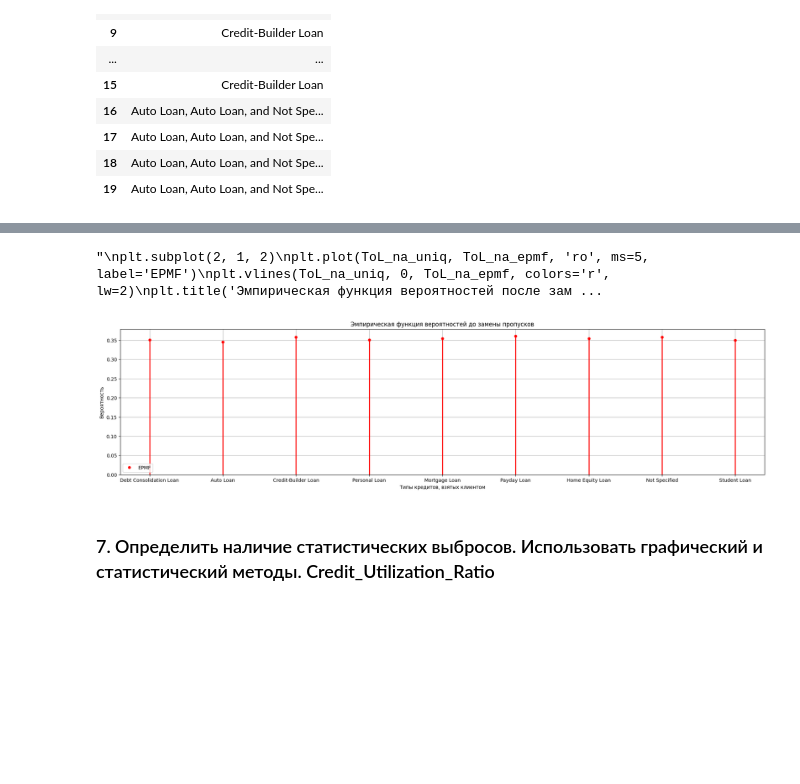
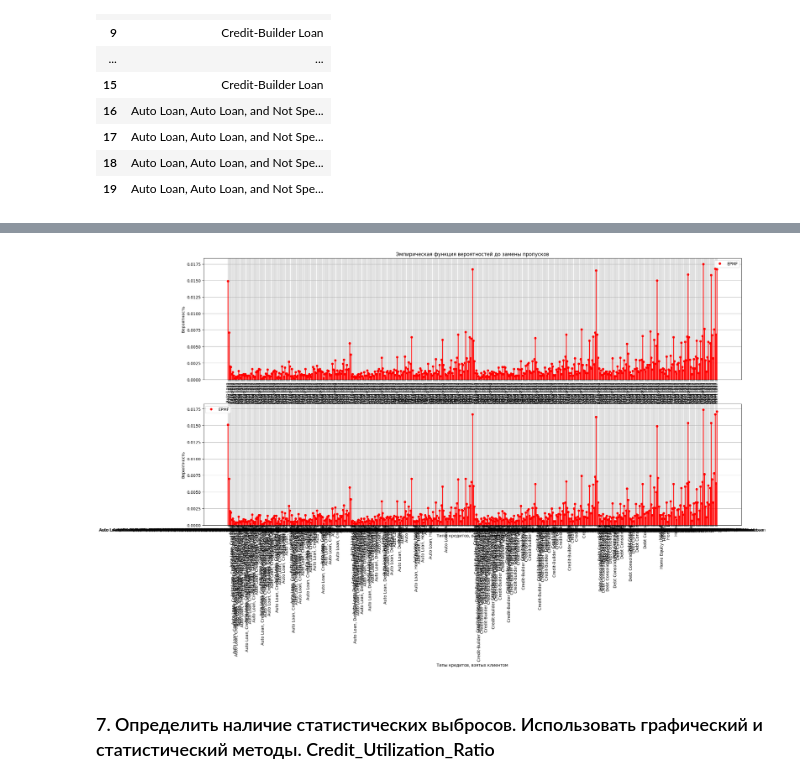
Before and after one commit to Ghukii/TMP-4sem-, a Jupyter notebook: Задание_6/Задание_6_13.ipynb, the cells around one changed output, grey strips where cells are left out. Drawn from its saved outputs; the diff is of its cells as text; code cells hidden in the pictures; blank space fills up the shorter version.

```diff
--- a/Задание_6/Задание_6_13.ipynb
+++ b/Задание_6/Задание_6_13.ipynb
@@ -804,11 +794,0 @@ types_epmf = [0.333, 0.333, 0.334]
-# %%
-for i in range(len(sub)):
-
-    if sub[i].isna().sum() == 8:
-        sub[i] = sub[i].fillna(np.random.choice(types, p=types_epmf))
-
-    elif sub[i].isna().sum() != 0:
-        mode = sub[i].mode().iloc[0]
-        sub[i] = sub[i].apply(lambda x: mode if x is np.nan else x)
-
-sub[90:96]
@@ -832,0 +795,12 @@ sub[90:96]
+# %%
+np.random.seed(13)
+
+for i in range(len(sub)):
+    if sub[i].isna().sum() == 8:
+        sub[i] = sub[i].fillna(np.random.choice(ToL_uniq, p=ToL_epmf))
+
+    elif sub[i].isna().sum() != 0:
+        mode = sub[i].mode().iloc[0]
+        sub[i] = sub[i].apply(lambda x: mode if pd.isna(x) else x)
+
+sub[90:96]
@@ -833,5 +825,4 @@ sub[90:96]
 # %%
 ToL_zam = pd.concat(sub, ignore_index=True)
-ToL_zam = ToL_zam.astype('category').cat.codes
 ToL_zam
 # %% [output]
@@ -867,3 +845,6 @@ Length: 85133, dtype: int16
+# %%
+ToL_zam_uniq, ToL_zam_freq = np.unique(ToL_zam, return_counts=True)
+ToL_zam_epmf = (ToL_zam_freq / len(ToL_zam)).round(4)
 # %%
 ToL = ToL.dropna()
 len(ToL), len(ToL_zam)
@@ -872,31 +853,28 @@ len(ToL), len(ToL_zam)
 # %%
 plt.figure(figsize=(24, 12))
 plt.subplot(2, 1, 1)
-plt.plot(types_uniq, types_epmf, 'ro', ms=5, label='EPMF')
-plt.vlines(types_uniq, 0, types_epmf, colors='r', lw=2)
+plt.plot(ToL_uniq, ToL_epmf, 'ro', ms=5, label='EPMF')
+plt.vlines(ToL_uniq, 0, ToL_epmf, colors='r', lw=2)
 plt.title('Эмпирическая функция вероятностей до замены пропусков')
 plt.xlabel('Типы кредитов, взятых клиентом')
 plt.ylabel('Вероятность')
-
+plt.xticks(rotation=90)
 plt.ylim(0)
 plt.legend()
 plt.grid()
 
-'''
 plt.subplot(2, 1, 2)
-plt.plot(ToL_na_uniq, ToL_na_epmf, 'ro', ms=5, label='EPMF')
-plt.vlines(ToL_na_uniq, 0, ToL_na_epmf, colors='r', lw=2)
+plt.plot(ToL_zam_uniq, ToL_zam_epmf, 'ro', ms=5, label='EPMF')
+plt.vlines(ToL_zam_uniq, 0, ToL_zam_epmf, colors='r', lw=2)
 plt.title('Эмпирическая функция вероятностей после замены пропусков')
 plt.xlabel('Типы кредитов, взятых клиентом')
 plt.ylabel('Вероятность')
 
 plt.ylim(0)
 plt.legend()
 plt.grid()
-'''
 # %% [output]
-"\nplt.subplot(2, 1, 2)\nplt.plot(ToL_na_uniq, ToL_na_epmf, 'ro', ms=5, label='EPMF')\nplt.vlines(ToL_na_uniq, 0, ToL_na_epmf, colors='r', lw=2)\nplt.title('Эмпирическая функция вероятностей после зам ...
-[figure, old version]
+[figure, new version]
 # %% [markdown]
 ### 7. Определить наличие статистических выбросов. Использовать графический и статистический методы. Credit_Utilization_Ratio
 # %%
```
Also changed, not shown: parts of 26 cells of this notebook.
